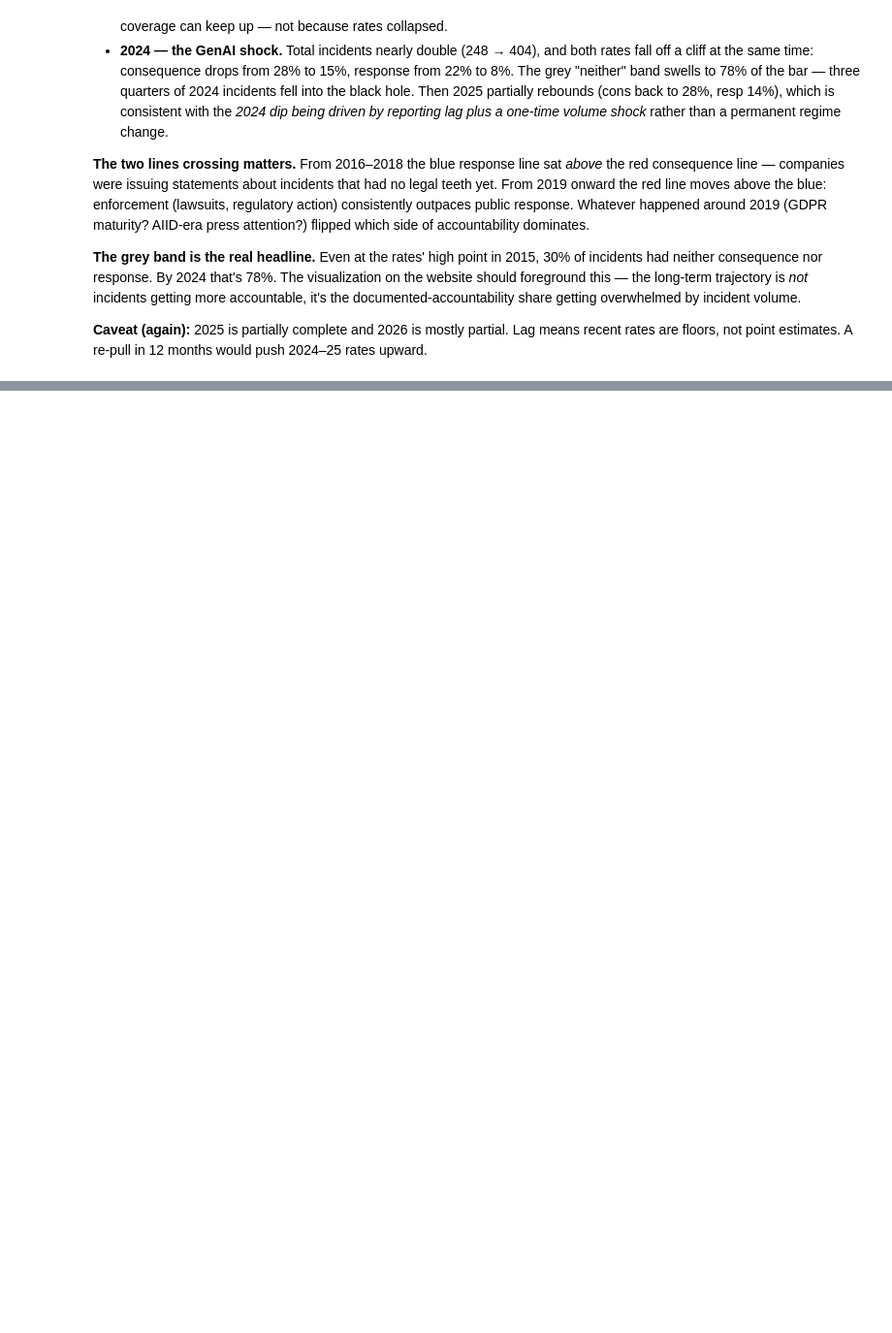
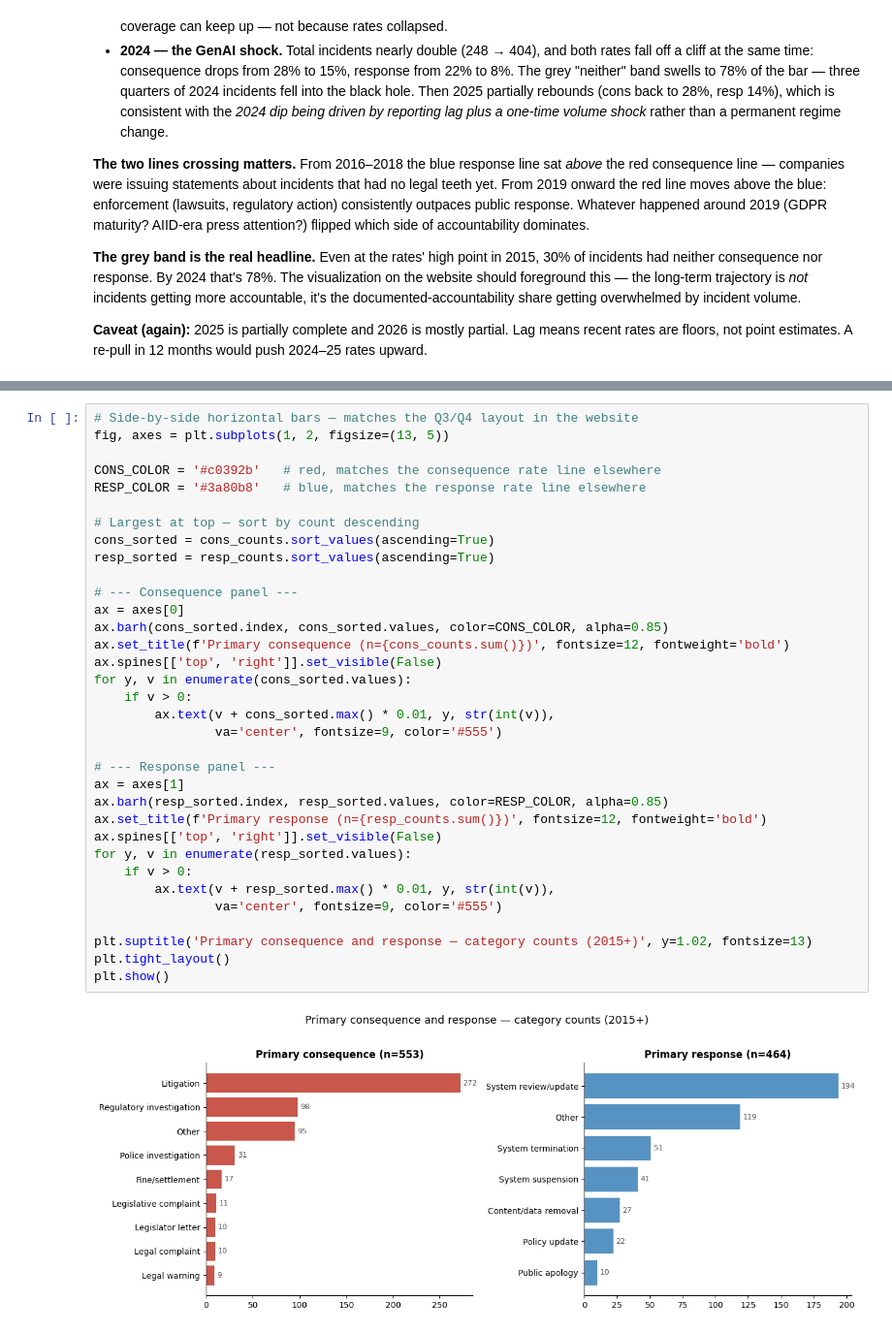
Before and after one commit to marilynn-mm/ai-incident-visualisation, a Jupyter notebook: analysis/AIAAIC/accountability_patterns.ipynb, the cells around one changed output, grey strips where cells are left out. Shown at 97% size. Saved outputs shown, nothing was run; the diff lists cells and outputs as text; blank space fills up the shorter version.

```diff
--- a/analysis/AIAAIC/accountability_patterns.ipynb
+++ b/analysis/AIAAIC/accountability_patterns.ipynb
@@ -674,0 +751,36 @@ The chart tells a story in three acts.
+# %%
+# Side-by-side horizontal bars — matches the Q3/Q4 layout in the website
+fig, axes = plt.subplots(1, 2, figsize=(13, 5))
+
+CONS_COLOR = '#c0392b'   # red, matches the consequence rate line elsewhere
+RESP_COLOR = '#3a80b8'   # blue, matches the response rate line elsewhere
+
+# Largest at top — sort by count descending
+cons_sorted = cons_counts.sort_values(ascending=True)
+resp_sorted = resp_counts.sort_values(ascending=True)
+
+# --- Consequence panel ---
+ax = axes[0]
+ax.barh(cons_sorted.index, cons_sorted.values, color=CONS_COLOR, alpha=0.85)
+ax.set_title(f'Primary consequence (n={cons_counts.sum()})', fontsize=12, fontweight='bold')
+ax.spines[['top', 'right']].set_visible(False)
+for y, v in enumerate(cons_sorted.values):
+    if v > 0:
+        ax.text(v + cons_sorted.max() * 0.01, y, str(int(v)),
+                va='center', fontsize=9, color='#555')
+
+# --- Response panel ---
+ax = axes[1]
+ax.barh(resp_sorted.index, resp_sorted.values, color=RESP_COLOR, alpha=0.85)
+ax.set_title(f'Primary response (n={resp_counts.sum()})', fontsize=12, fontweight='bold')
+ax.spines[['top', 'right']].set_visible(False)
+for y, v in enumerate(resp_sorted.values):
+    if v > 0:
+        ax.text(v + resp_sorted.max() * 0.01, y, str(int(v)),
+                va='center', fontsize=9, color='#555')
+
+plt.suptitle('Primary consequence and response — category counts (2015+)', y=1.02, fontsize=13)
+plt.tight_layout()
+plt.show()
+# %% [output]
+[figure, added]
```
Also changed, not shown: parts of 3 cells of this notebook, 5 other files.
